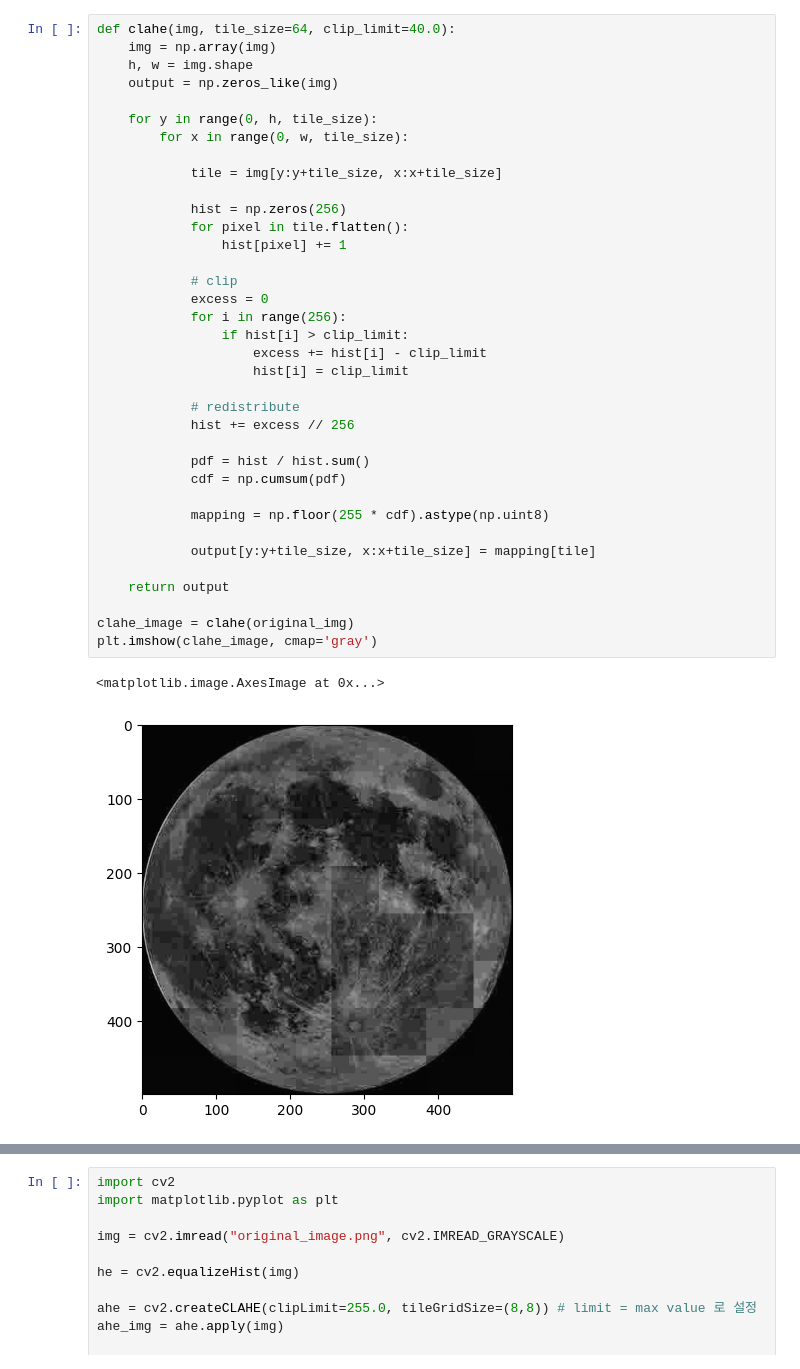
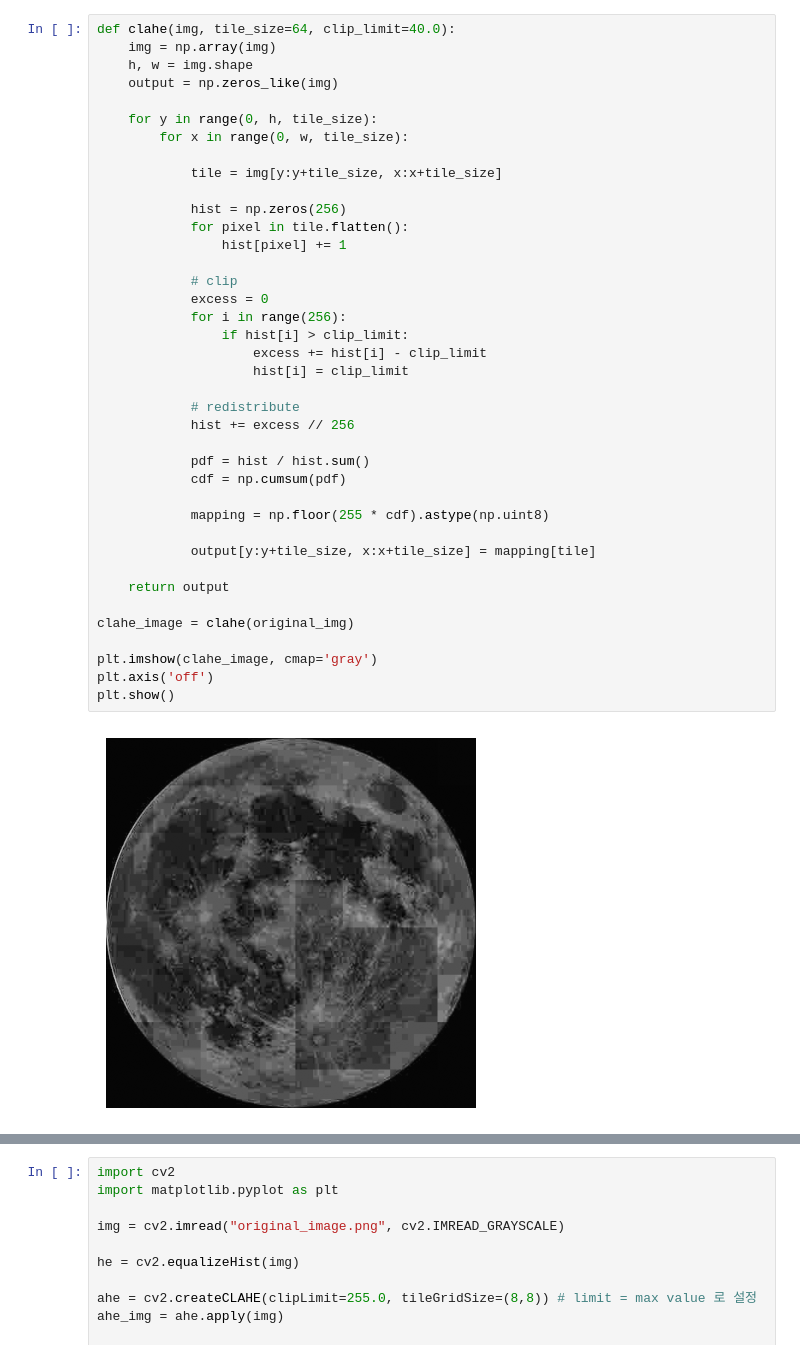
Before and after one commit to Johyeonwoooooooo/Algorithm, a Jupyter notebook: computer_graphics_assignment/equalization.ipynb, the cells around one changed output, grey strips where cells are left out. Drawn from its saved outputs; the diff is of its cells as text.

```diff
--- a/computer_graphics_assignment/equalization.ipynb
+++ b/computer_graphics_assignment/equalization.ipynb
@@ -81,35 +63,37 @@ def clahe(img, tile_size=64, clip_limit=40.0):
         for x in range(0, w, tile_size):
 
             tile = img[y:y+tile_size, x:x+tile_size]
 
             hist = np.zeros(256)
             for pixel in tile.flatten():
                 hist[pixel] += 1
 
             # clip
             excess = 0
             for i in range(256):
                 if hist[i] > clip_limit:
                     excess += hist[i] - clip_limit
                     hist[i] = clip_limit
 
             # redistribute
             hist += excess // 256
 
             pdf = hist / hist.sum()
             cdf = np.cumsum(pdf)
 
             mapping = np.floor(255 * cdf).astype(np.uint8)
 
             output[y:y+tile_size, x:x+tile_size] = mapping[tile]
 
     return output
 
 clahe_image = clahe(original_img)
+
 plt.imshow(clahe_image, cmap='gray')
+plt.axis('off')
+plt.show()
 # %% [output]
-<matplotlib.image.AxesImage at 0x...>
-[figure, old version]
+[figure, new version]
 # %%
 plt.figure(figsize=(10,6))
 
```
Also changed, not shown: parts of 4 cells of this notebook.
